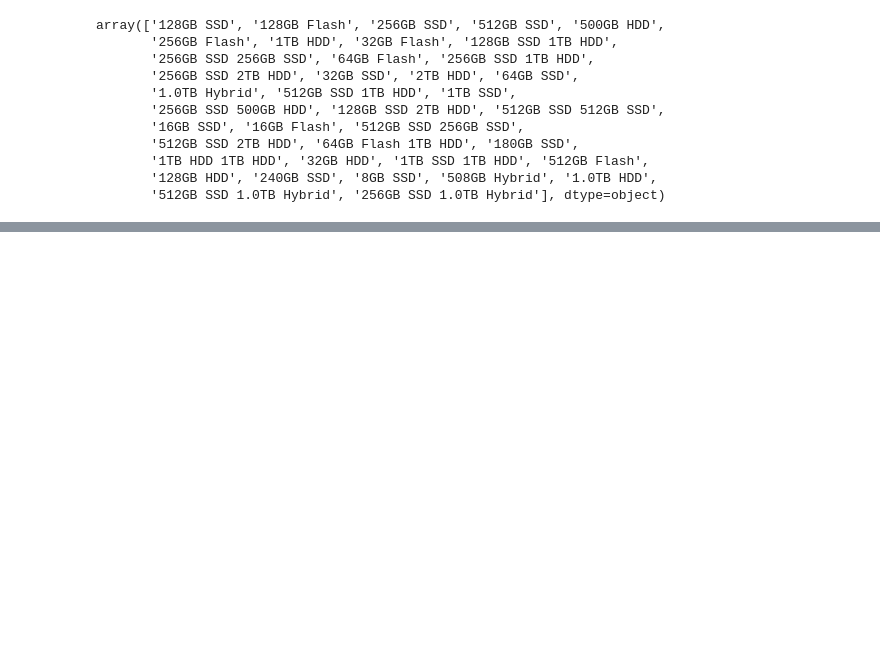
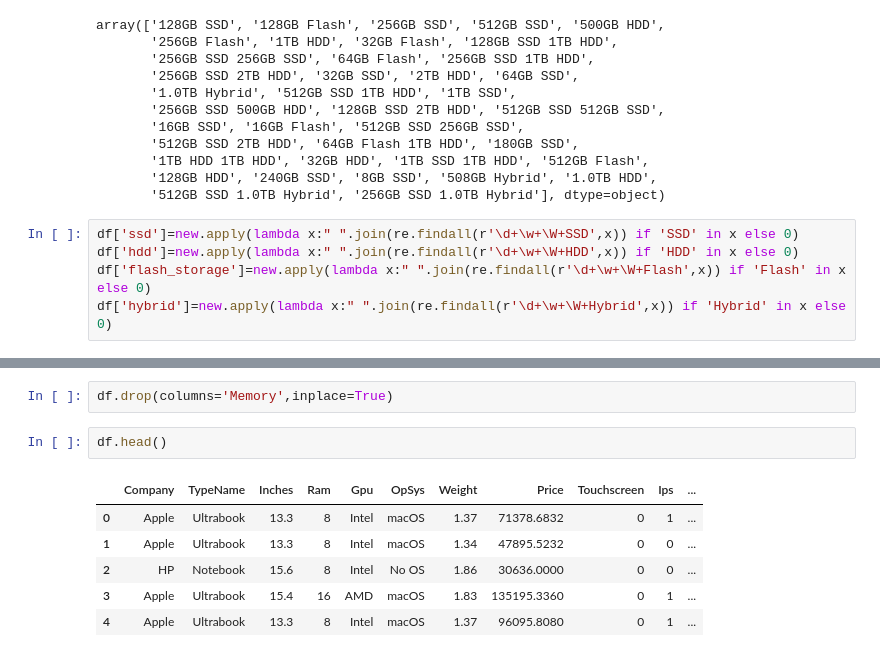
Before and after one commit to Mirazbd123/Laptop_price_prediction_end-to-end_project, a Jupyter notebook: prediction_model.ipynb, the cells around one changed output, grey strips where cells are left out. Cells and saved outputs as stored; diff of their text form; blank space fills up the shorter version.

```diff
--- a/prediction_model.ipynb
+++ b/prediction_model.ipynb
@@ -356,3 +363,8 @@ array(['128GB SSD', '128GB Flash', '256GB SSD', '512GB SSD', '500GB HDD',
        '1TB HDD 1TB HDD', '32GB HDD', '1TB SSD 1TB HDD', '512GB Flash',
        '128GB HDD', '240GB SSD', '8GB SSD', '508GB Hybrid', '1.0TB HDD',
        '512GB SSD 1.0TB Hybrid', '256GB SSD 1.0TB Hybrid'], dtype=object)
+# %%
+df['ssd']=new.apply(lambda x:" ".join(re.findall(r'\d+\w+\W+SSD',x)) if 'SSD' in x else 0)
+df['hdd']=new.apply(lambda x:" ".join(re.findall(r'\d+\w+\W+HDD',x)) if 'HDD' in x else 0)
+df['flash_storage']=new.apply(lambda x:" ".join(re.findall(r'\d+\w+\W+Flash',x)) if 'Flash' in x else 0)
+df['hybrid']=new.apply(lambda x:" ".join(re.findall(r'\d+\w+\W+Hybrid',x)) if 'Hybrid' in x else 0)
@@ -358,0 +380,11 @@ array(['128GB SSD', '128GB Flash', '256GB SSD', '512GB SSD', '500GB HDD',
+# %%
+df.drop(columns='Memory',inplace=True)
+# %%
+df.head()
+# %% [output]
+|  | Company | TypeName | Inches | Ram | Gpu | OpSys | Weight | Price | Touchscreen | Ips | ... |
+| 0 | Apple | Ultrabook | 13.3 | 8 | Intel | macOS | 1.37 | 71378.6832 | 0 | 1 | ... |
+| 1 | Apple | Ultrabook | 13.3 | 8 | Intel | macOS | 1.34 | 47895.5232 | 0 | 0 | ... |
+| 2 | HP | Notebook | 15.6 | 8 | Intel | No OS | 1.86 | 30636.0000 | 0 | 0 | ... |
+| 3 | Apple | Ultrabook | 15.4 | 16 | AMD | macOS | 1.83 | 135195.3360 | 0 | 1 | ... |
+| 4 | Apple | Ultrabook | 13.3 | 8 | Intel | macOS | 1.37 | 96095.8080 | 0 | 1 | ... |
```
Also changed, not shown: parts of 10 cells of this notebook.
